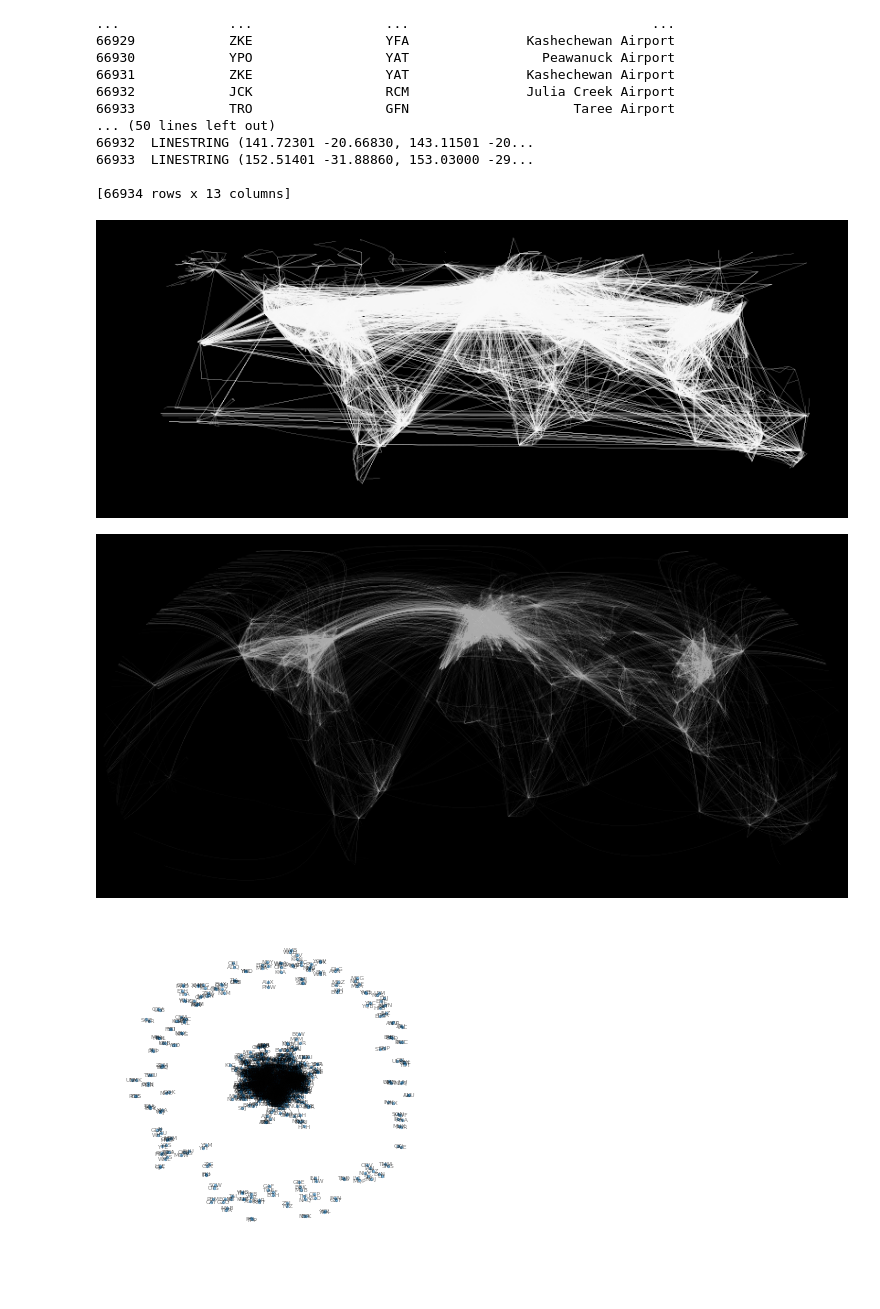
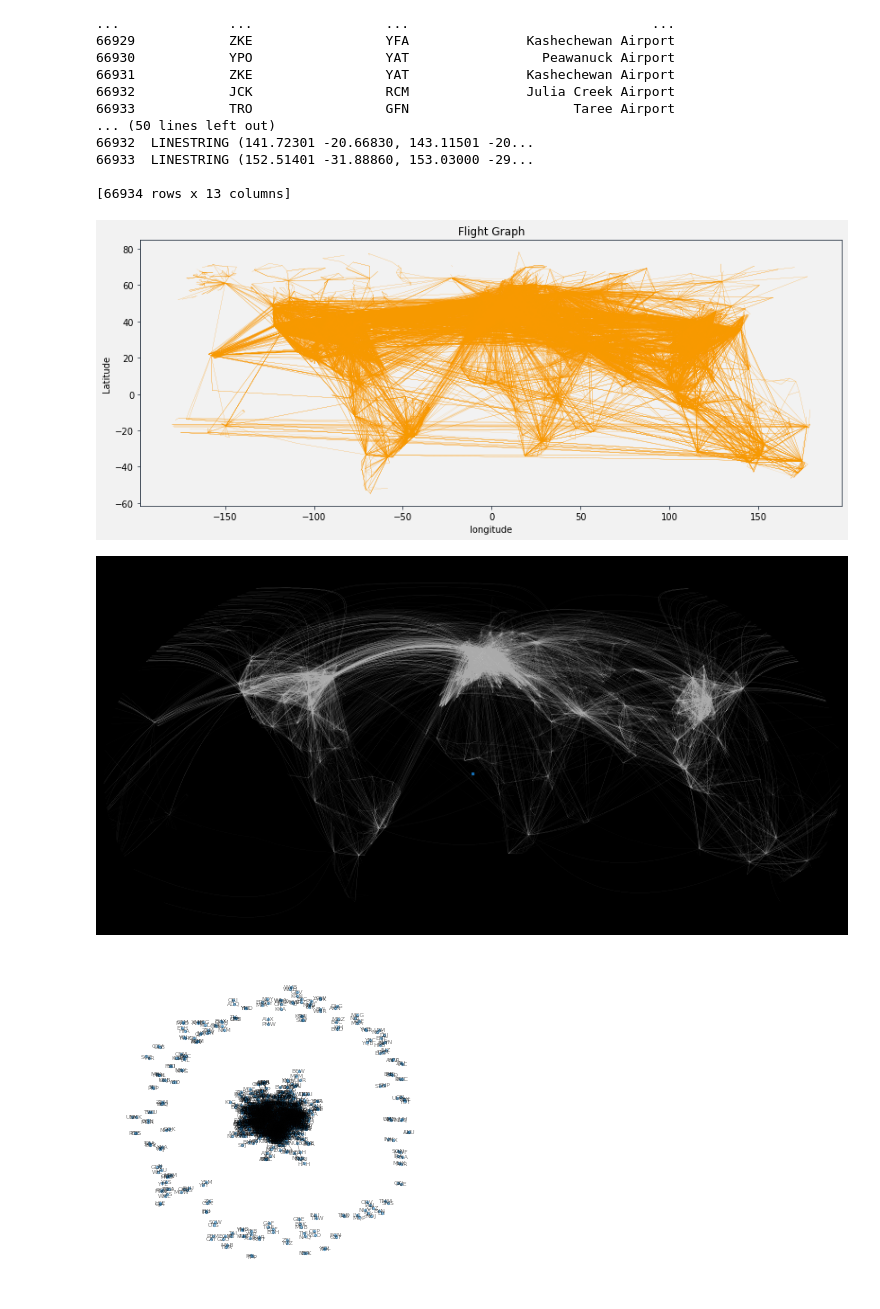
Before and after one commit to BruceGK/ivfinal, a Jupyter notebook: iv_final.ipynb, the cells around one changed output. Cells and saved outputs as stored; diff of their text form; code cells hidden in the pictures; blank space fills up the shorter version.

Commit message:
update graph

```diff
--- a/iv_final.ipynb
+++ b/iv_final.ipynb
@@ -79,20 +79,24 @@ print(routes)
 
 [66934 rows x 13 columns]
 # %%
-fig = plt.figure(facecolor='black')
+fig = plt.figure(facecolor='#f2f2f2')
 ax = plt.axes()
 
 fig.set_size_inches(14, 7)
-ax.patch.set_facecolor('black')
+ax.patch.set_facecolor('#f2f2f2')
 
-routes.plot(ax=ax, color='white', linewidth=0.1)
+routes.plot(ax=ax, color='#ff9900', linewidth=0.1)
 
-plt.setp(ax.spines.values(), color='black')
-plt.setp([ax.get_xticklines(), ax.get_yticklines()], color='black')
+plt.setp(ax.spines.values(), color='#232f3e')
+plt.setp([ax.get_xticklines(), ax.get_yticklines()], color='#232f3e')
+plt.xlabel('longitude')
+plt.ylabel('Latitude')
 
+# displaying the title
+plt.title("Flight Graph")
 plt.show()
 # %% [output]
-[figure, old version]
+[figure, new version]
 # %%
 fig = plt.figure(facecolor='black')
 ax = plt.axes(projection=ccrs.Robinson())
@@ -103,11 +107,15 @@ routes.plot(ax=ax, transform=ccrs.Geodetic(), color='white', linewidth=0.1, alph
 
 plt.setp(ax.spines.values(), color='black')
 plt.setp([ax.get_xticklines(), ax.get_yticklines()], color='black')
+ax.scatter(airports['long'], airports['lat'], s=2, alpha=1, edgecolors='#146eb4')
 ax.set_ylim(-7000000, 8800000)
-
+plt.xlabel('longitude')
+plt.ylabel('Latitude')
+plt.title("Flight Graph")
+ax.xaxis.label.set_color('red')
 plt.show()
 # %% [output]
-[figure, old version]
+[figure, new version]
 # %%
 routes = pd.read_csv("/content/drive/My Drive/routes.dat", delimiter=',', names=['airline', 'id', 'source_airport', 'source_airport_id',
                                                                'destination_airport', 'destination_airport_id', 'codeshare',
```
Also changed, not shown: parts of 1 cell of this notebook.
